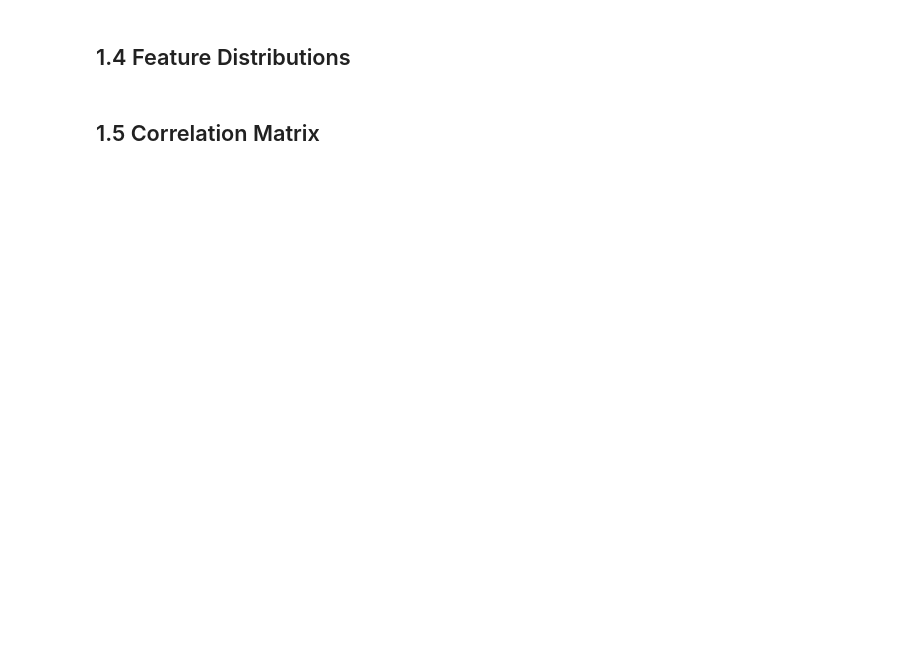
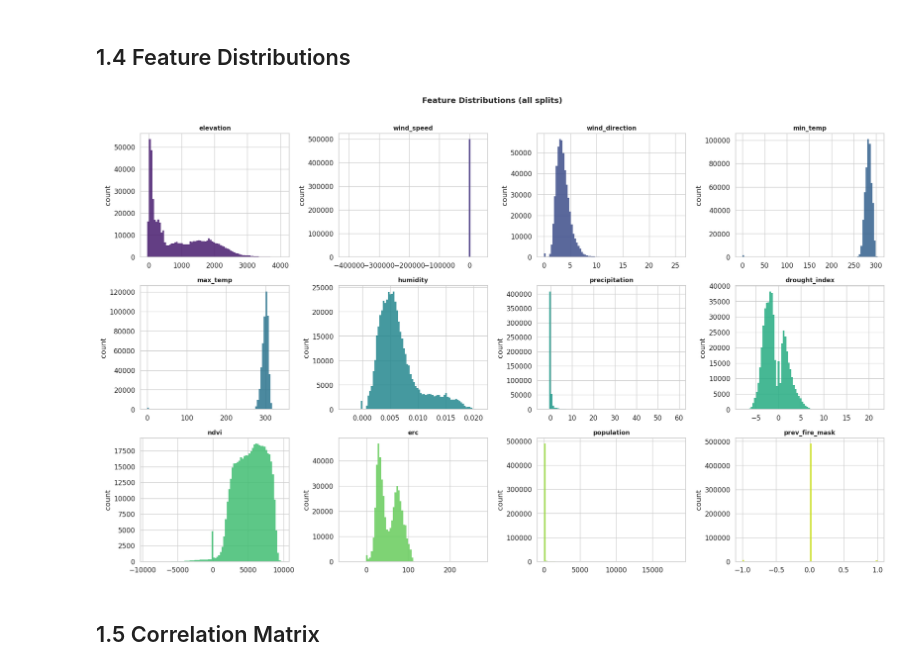
Before and after one commit to syrinemrf/FireSpreadNet, a Jupyter notebook: notebooks/01_EDA.ipynb, the cells around one changed output. Cells and saved outputs as stored; diff of their text form; code cells hidden in the pictures; blank space fills up the shorter version.

```diff
--- a/notebooks/01_EDA.ipynb
+++ b/notebooks/01_EDA.ipynb
@@ -129,16 +97,18 @@ print("\n" + "="*60)
 # %%
-# ── Load all splits ───────────────────────────────────────────────────────────
+# Load pre-processed numpy splits
 splits = {}
 for split in ['train', 'val', 'test']:
-    path = PROCESSED_DIR / f'{split}.npz'
+    path = Path(PROCESSED_DIR) / f'{split}.npz'
     if path.exists():
         data = np.load(path)
         splits[split] = {'X': data['X'], 'Y': data['Y']}
-        print(f"✅ {split:5s}: {data['X'].shape[0]:>6,} samples")
+        print(f'{split}: X={data["X"].shape}, Y={data["Y"].shape}')
     else:
-        print(f"❌ {split:5s}: NOT FOUND")
+        print(f'{split}: NOT FOUND — run download_data.py first')
 
-if not splits:
-    raise RuntimeError("No data loaded. Run 00_Setup.ipynb first!")
-
-print(f"\n📊 Total dataset size: {sum(len(s['X']) for s in splits.values()):,} samples")
+# Optional: load metadata
+meta_path = Path(PROCESSED_DIR) / 'dataset_metadata.json'
+if meta_path.exists():
+    with open(meta_path) as f:
+        metadata = json.load(f)
+    print(f'\nMetadata: {list(metadata.keys())}')
@@ -213,59 +187,26 @@ stats_df.round(4)
 # %% [markdown]
 ## 1.4  Feature Distributions
 # %%
-fig, axes = plt.subplots(3, 4, figsize=(16, 12))
+fig, axes = plt.subplots(3, 4, figsize=(20, 12))
 axes = axes.ravel()
-
-# Color palette for different feature types
-colors_by_type = {
-    'terrain': '#8B4513', 'weather': '#1E88E5', 'vegetation': '#2E7D32',
-    'fire': '#D32F2F', 'population': '#7B1FA2'
-}
-feature_colors = [
-    colors_by_type['terrain'],    # elevation
-    colors_by_type['weather'],    # wind_speed
-    colors_by_type['weather'],    # wind_direction
-    colors_by_type['weather'],    # min_temp
-    colors_by_type['weather'],    # max_temp
-    colors_by_type['weather'],    # humidity
-    colors_by_type['weather'],    # precipitation
-    colors_by_type['weather'],    # drought_index
-    colors_by_type['vegetation'], # ndvi
-    colors_by_type['weather'],    # erc
-    colors_by_type['population'], # population
-    colors_by_type['fire'],       # prev_fire_mask
-]
 
 for i, name in enumerate(FEATURE_CHANNELS):
     ax = axes[i]
     vals = all_X[:, i].ravel()
-    vals = vals[~np.isnan(vals) & ~np.isinf(vals)]  # remove NaN/Inf
-
+    vals = vals[~np.isnan(vals)]  # remove NaN
     # Subsample for speed
     if len(vals) > 500_000:
         vals = np.random.default_rng(42).choice(vals, 500_000, replace=False)
+    ax.hist(vals, bins=80, color=sns.color_palette('viridis', 12)[i], alpha=0.85, edgecolor='none')
+    ax.set_title(name, fontsize=11, fontweight='bold')
+    ax.set_ylabel('count')
 
-    # Adaptive binning based on data range
-    q1, q99 = np.percentile(vals, [1, 99])
-    vals_clipped = vals[(vals >= q1) & (vals <= q99)]
-
-    ax.hist(vals_clipped, bins=60, color=feature_colors[i], alpha=0.75, edgecolor='white', linewidth=0.5)
-    ax.set_title(name.replace('_', ' ').title(), fontsize=11, fontweight='bold')
-    ax.set_ylabel('Count', fontsize=10)
-    ax.tick_params(labelsize=9)
-    ax.grid(alpha=0.3)
-
-    # Add mean line
-    mean_val = np.mean(vals_clipped)
-    ax.axvline(mean_val, color='red', linestyle='--', linewidth=1.5, alpha=0.7, label=f'μ={mean_val:.1f}')
-    ax.legend(fontsize=8, loc='upper right')
-
-plt.suptitle('Feature Distributions — Next Day Wildfire Spread Dataset',
-             fontsize=15, fontweight='bold', y=0.995)
+plt.suptitle('Feature Distributions (all splits)', fontsize=14, fontweight='bold', y=1.01)
 plt.tight_layout()
-plt.savefig(FIGURES_DIR / 'fig01_feature_distributions.png', dpi=300, bbox_inches='tight')
-print(f"✅ Saved: {FIGURES_DIR / 'fig01_feature_distributions.png'}")
+plt.savefig('../results/figures/eda_feature_distributions.png', dpi=150, bbox_inches='tight')
 plt.show()
+# %% [output]
+[figure, added]
 # %% [markdown]
 ## 1.5 Correlation Matrix
 # %%
```
Also changed, not shown: parts of 34 cells of this notebook, 12 other files.
